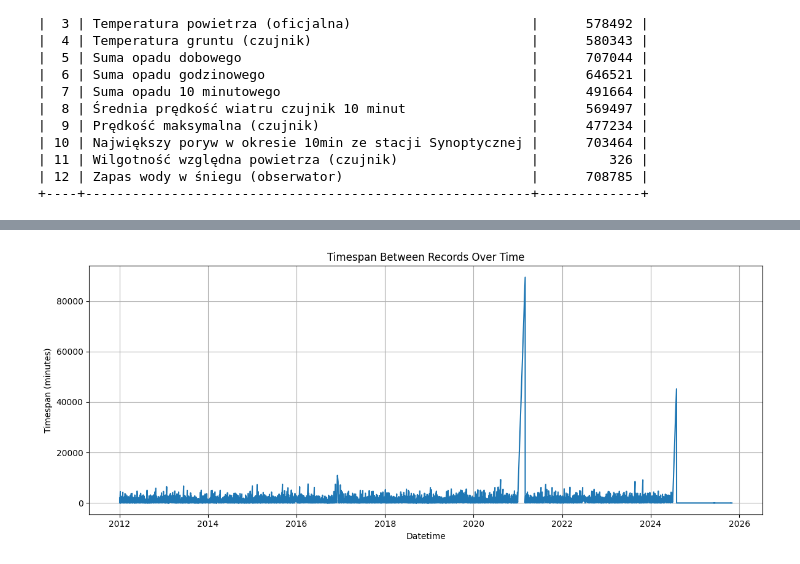
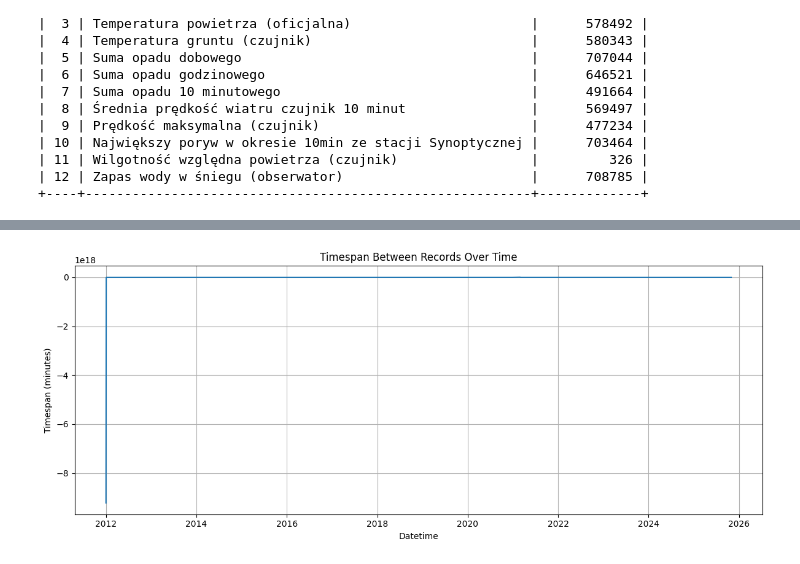
Before and after one commit to CenturionTheMan/WroclawWeatherPredictor, a Jupyter notebook: model.ipynb, the cells around one changed output, grey strips where cells are left out. Cells and saved outputs as stored; diff of their text form; code cells hidden in the pictures.

```diff
--- a/model.ipynb
+++ b/model.ipynb
@@ -92,6 +97,9 @@ NaN counts per column:
 df = df[df['Datetime'] > '2012-01-01']
 
 df.dropna(subset=FEATURES + [TARGET], inplace=True)
+
+df = df[FEATURES + [TARGET, 'Datetime']]
+
 df.reset_index(drop=True, inplace=True)
 
 print("Dataframe shape after filtering:", df.shape)
@@ -100,11 +108,6 @@ Dataframe shape after filtering: (73163, 13)
 # %%
 df['Datetime'] = pd.to_datetime(df['Datetime'])
-print(df['Datetime'].dtype)
-df = df.sort_values('Datetime').reset_index(drop=True)
-df['Timespan'] = df['Datetime'].diff().dt.total_seconds() / 60
-
-
-median_span = df['Timespan'].median()
-df['Is_irregular'] = df['Timespan'] > median_span * 1.5
-print("Median Timespan:", median_span)
-print("Irregular intervals found:", df['Is_irregular'].sum())
+df['Date'] = df['Datetime'].dt.floor('D')
+df_daily = df.groupby('Date').mean(numeric_only=True)
+df_daily['Timespan'] = df_daily.index.to_series().diff()
+df_daily.reset_index(inplace=True)
@@ -129,14 +128,14 @@ Dataframe shape after dropping NaNs: (73163, 15)
 # %%
 plt.figure(figsize=(12, 5))
-plt.plot(df['Datetime'], df['Timespan'])
+plt.plot(df_daily['Date'], df_daily['Timespan'])
 plt.title('Timespan Between Records Over Time')
 plt.xlabel('Datetime')
 plt.ylabel('Timespan (minutes)')
 plt.grid(True)
 plt.tight_layout()
 plt.show()
 # %% [output]
-[figure, old version]
+[figure, new version]
 # %%
 def create_sequences(data, seq_length, features, target):
     sequences = []
```
Also changed, not shown: parts of 4 cells of this notebook.
